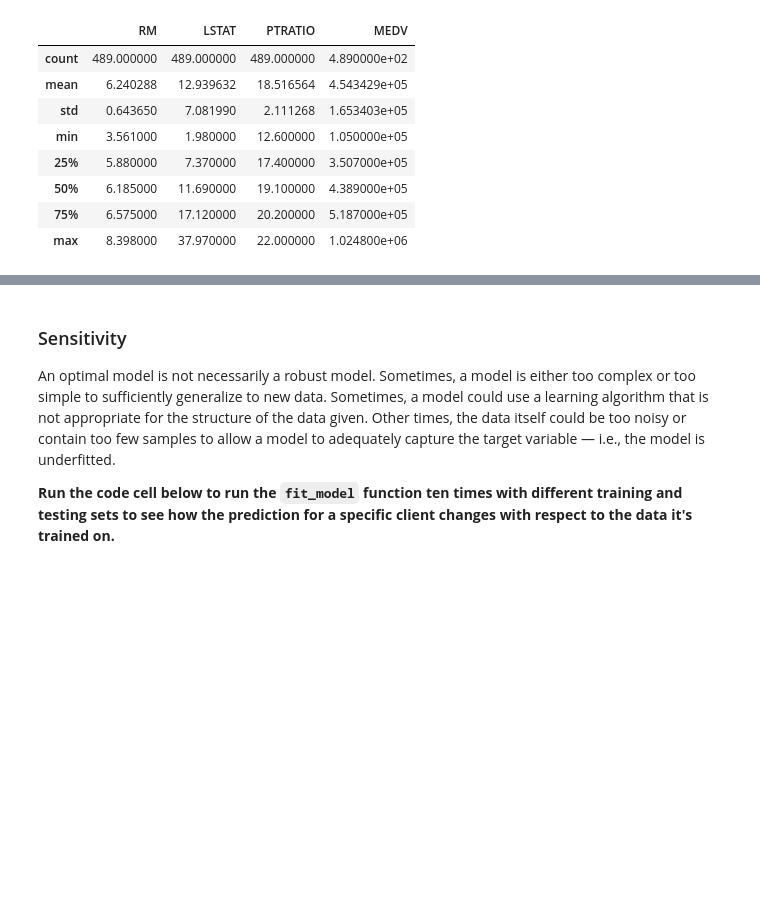
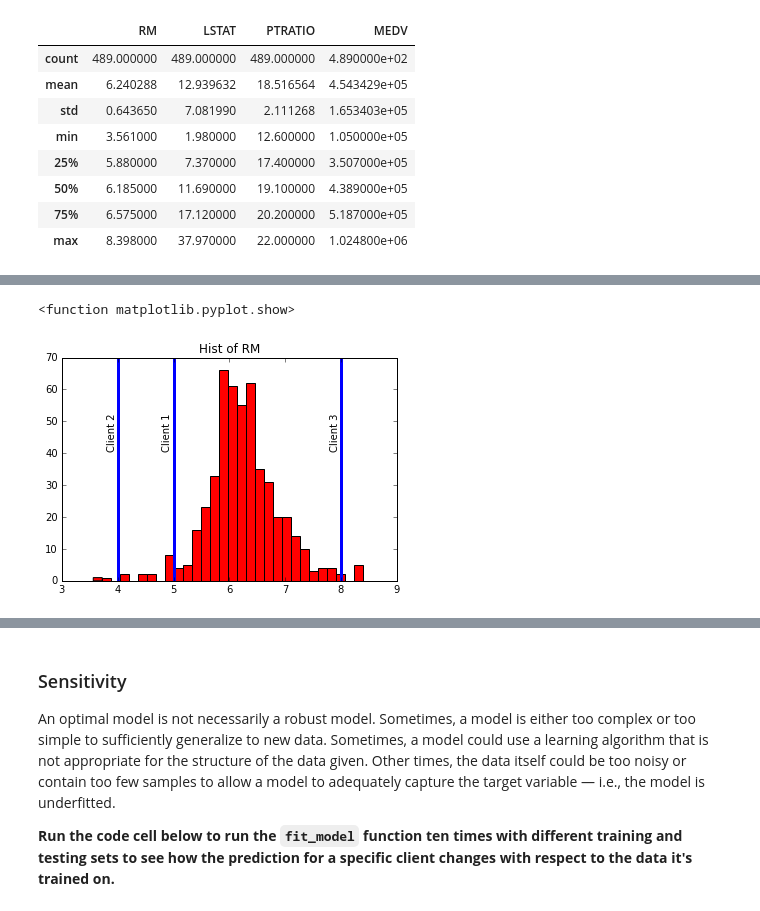
Before and after one commit to cautree/Boston_housing, a Jupyter notebook: boston_housing.ipynb, the cells around one changed output, grey strips where cells are left out. Cells and saved outputs as stored; diff of their text form; code cells hidden in the pictures; blank space fills up the shorter version.

```diff
--- a/boston_housing.ipynb
+++ b/boston_housing.ipynb
@@ -444,0 +480,16 @@ data.describe()
+# %%
+client_data = [[5, 17, 15], # Client 1
+               [4, 32, 22], # Client 2
+               [8, 3, 12]]  # Client 3
+# %%
+client_data_np = np.array(client_data)
+# %%
+plt.hist(data.RM, color='r',bins = 30)
+for i, rm in enumerate(client_data_np[:,0]):
+    plt.axvline(rm, lw = 3)
+    plt.text(rm-0.2, 50,'Client '+str(i+1), rotation=90)
+plt.title("Hist of RM")
+plt.show
+# %% [output]
+<function matplotlib.pyplot.show>
+[figure, added]
```
Also changed, not shown: parts of 12 cells of this notebook, 2 other files.
